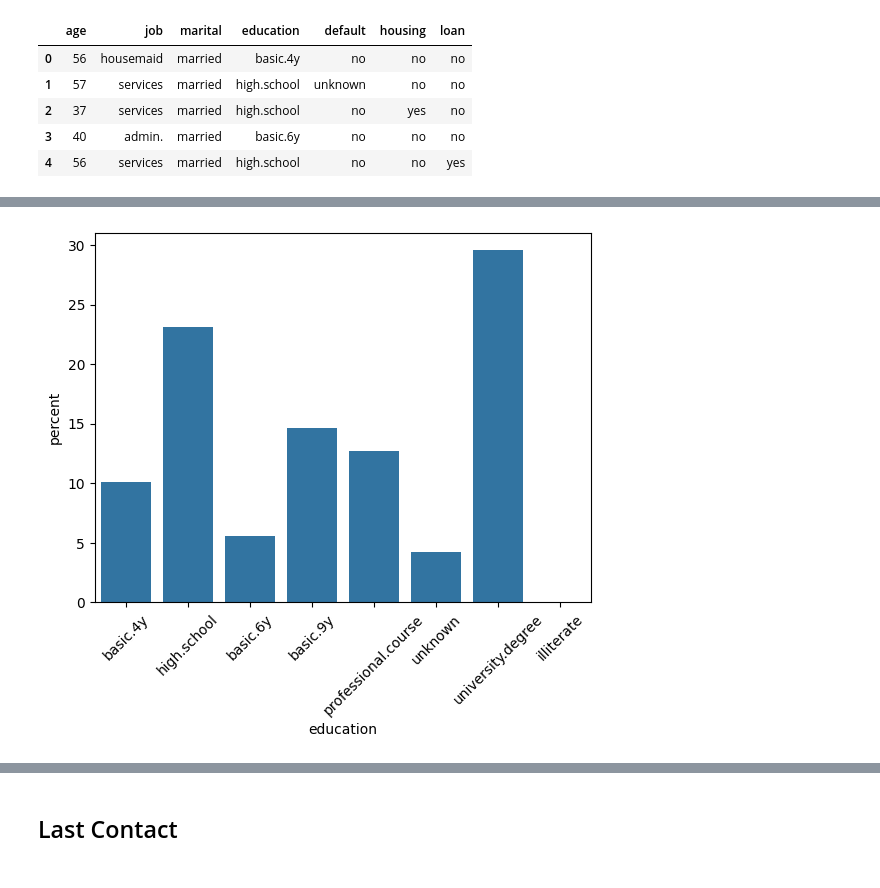
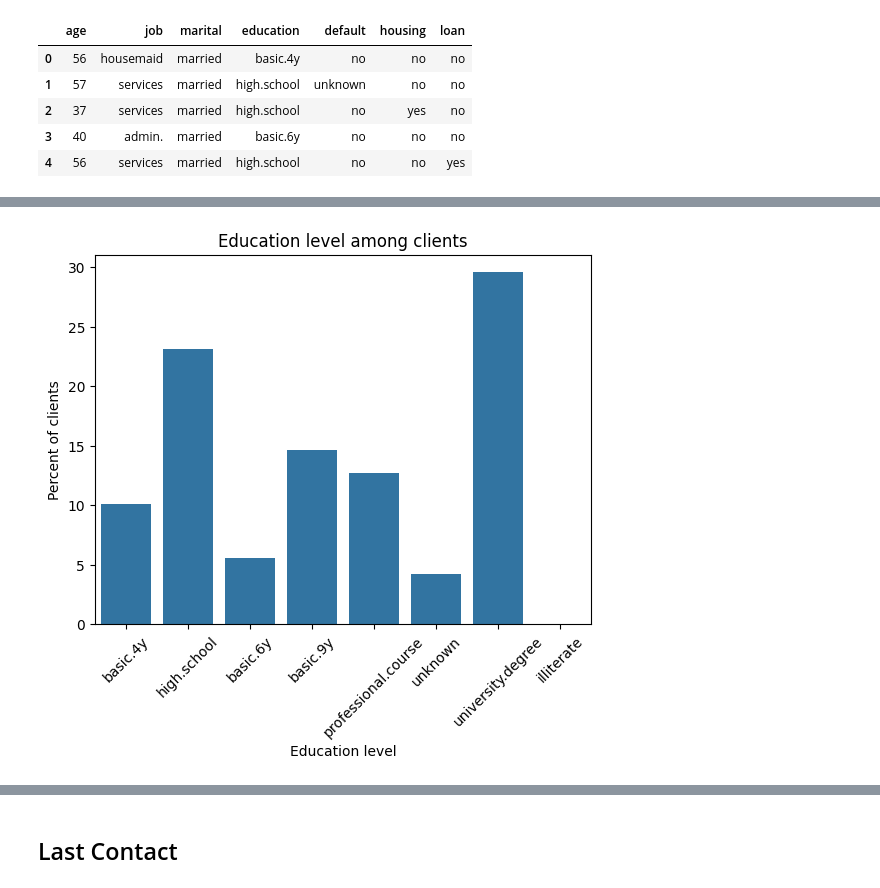
Before and after one commit to petervlaskovits/school-projects, a Jupyter notebook: data-215/project-2/eda.ipynb, the cells around one changed output, grey strips where cells are left out. Drawn from its saved outputs; the diff is of its cells as text; code cells hidden in the pictures.

```diff
--- a/data-215/project-2/eda.ipynb
+++ b/data-215/project-2/eda.ipynb
@@ -133,10 +144,13 @@ sns.countplot(
 # %%
-sns.countplot(
+graph = sns.countplot(
     data=client_data,
     x='education',
     stat='percent'
 )
 
 plt.xticks(rotation=45);
+graph.set_title("Education level among clients")
+graph.set_xlabel("Education level")
+graph.set_ylabel("Percent of clients");
 # %% [output]
-[figure, old version]
+[figure, new version]
```
Also changed, not shown: parts of 33 cells of this notebook.
